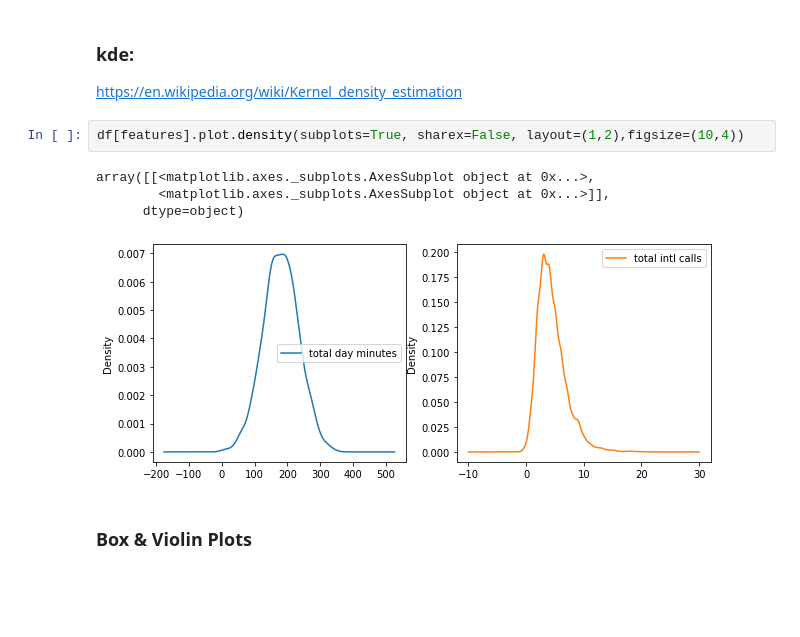
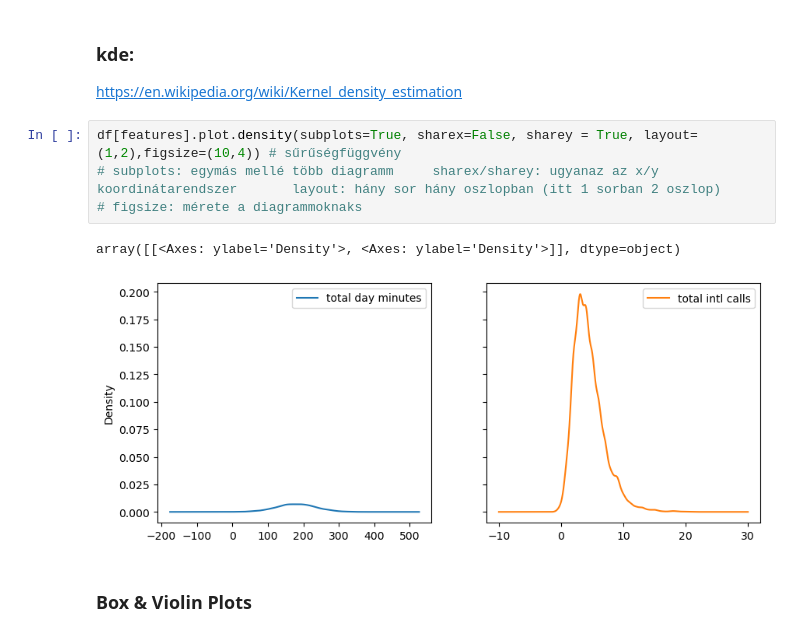
Before and after one commit to lacithelaci/oktatas, a Jupyter notebook: bigdata/02-Visualization using Pandas and Matplotlib.ipynb, the cells around one changed output. Drawn from its saved outputs; the diff is of its cells as text; blank space fills up the shorter version.

```diff
--- a/bigdata/02-Visualization using Pandas and Matplotlib.ipynb
+++ b/bigdata/02-Visualization using Pandas and Matplotlib.ipynb
@@ -52,12 +51,12 @@ array([[<matplotlib.axes._subplots.AxesSubplot object at 0x...>,
 ### kde:
 https://en.wikipedia.org/wiki/Kernel_density_estimation
 # %%
-df[features].plot.density(subplots=True, sharex=False, layout=(1,2),figsize=(10,4))
+df[features].plot.density(subplots=True, sharex=False, sharey = True, layout=(1,2),figsize=(10,4)) # sűrűségfüggvény
+# subplots: egymás mellé több diagramm     sharex/sharey: ugyanaz az x/y koordinátarendszer       layout: hány sor hány oszlopban (itt 1 sorban 2 oszlop)
+# figsize: mérete a diagrammoknaks
 # %% [output]
-array([[<matplotlib.axes._subplots.AxesSubplot object at 0x...>,
-        <matplotlib.axes._subplots.AxesSubplot object at 0x...>]],
-      dtype=object)
+array([[<Axes: ylabel='Density'>, <Axes: ylabel='Density'>]], dtype=object)
-[figure, old version]
+[figure, new version]
 # %% [markdown]
 ### Box & Violin Plots
 # %%
```
Also changed, not shown: parts of 13 cells of this notebook, 3 other files.
